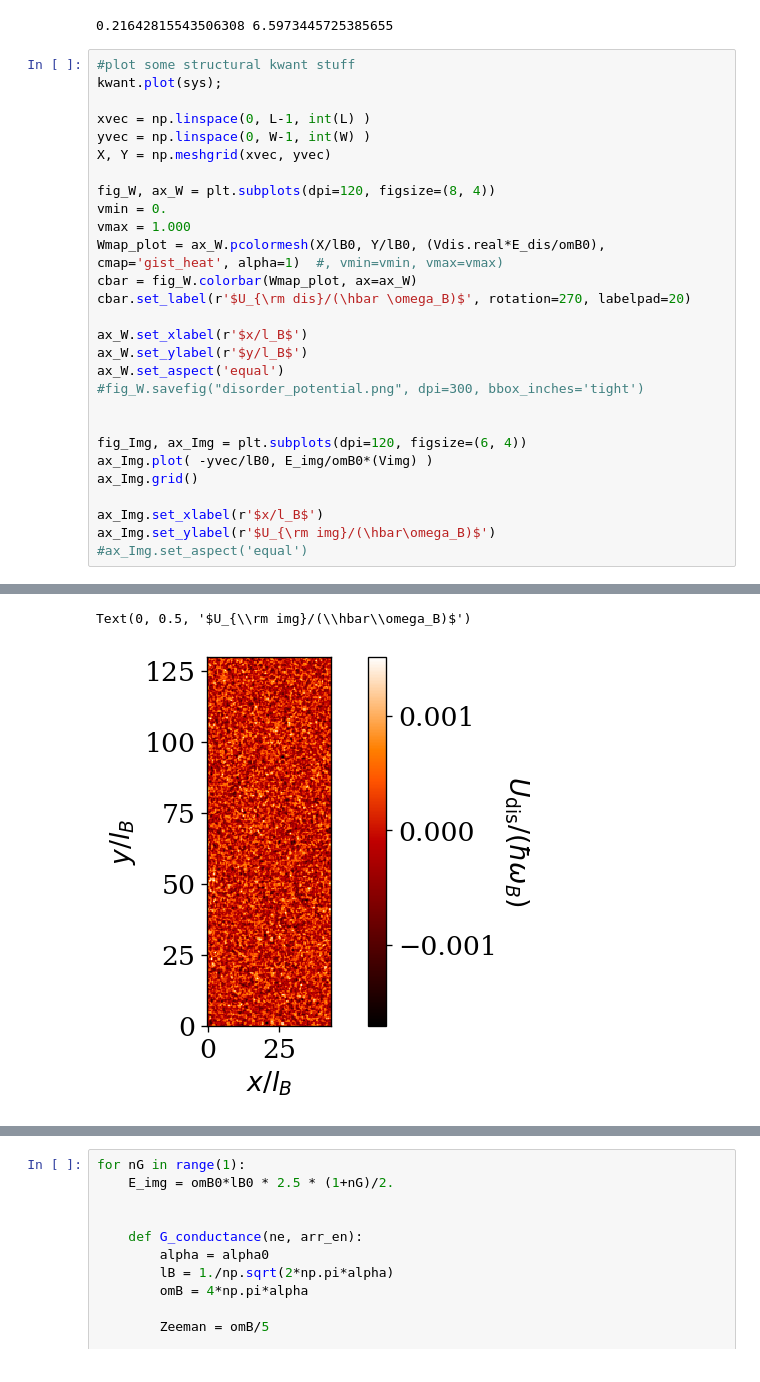
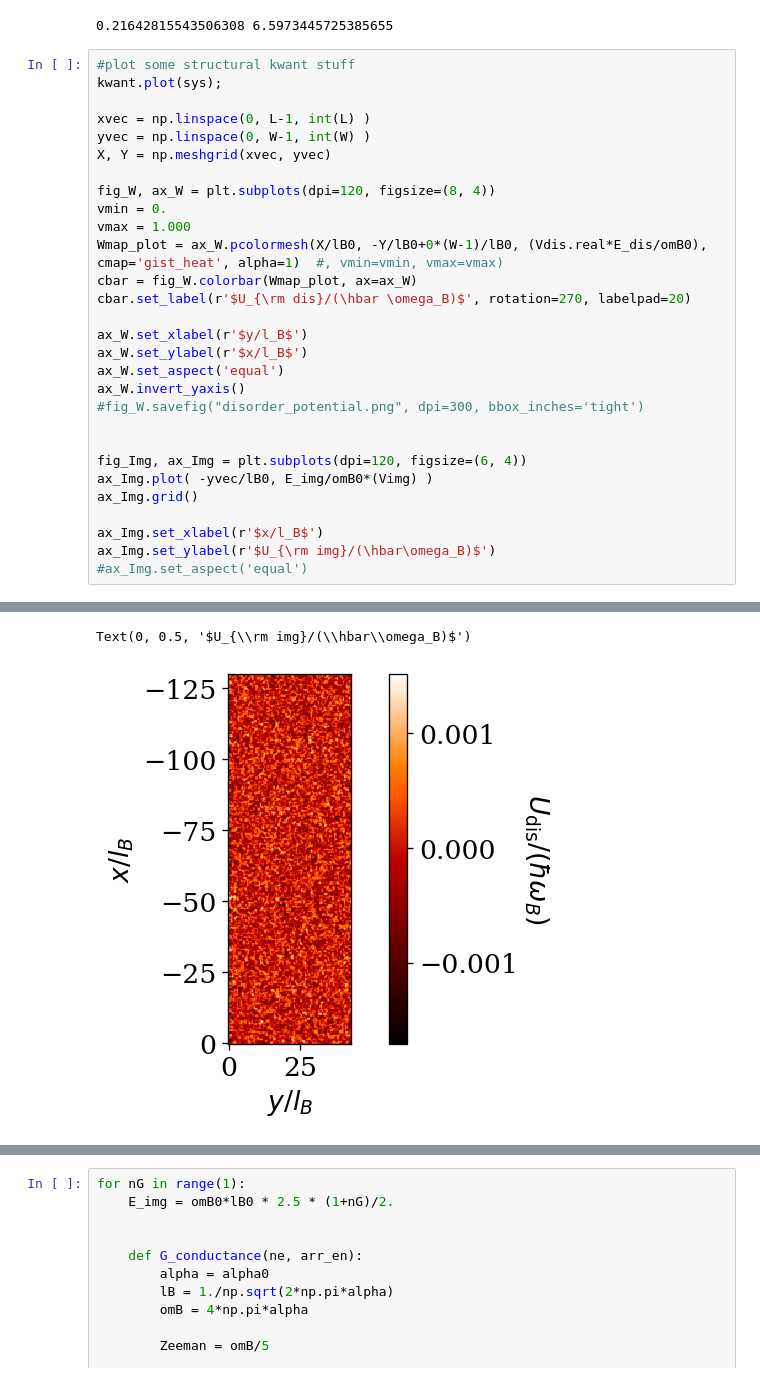
Before and after one commit to Daniele-PyBECTN/The-electrostatic-origin-of-the-breakdown-of-the-Integer-Quantum-Hall-Effect-in-Split-Ring-Cavities, a Jupyter notebook: E_F_sweep/iteration_EF_sweep_spin_fixedalpha.ipynb, the cells around one changed output, grey strips where cells are left out. Drawn from its saved outputs; the diff is of its cells as text.

```diff
--- a/E_F_sweep/iteration_EF_sweep_spin_fixedalpha.ipynb
+++ b/E_F_sweep/iteration_EF_sweep_spin_fixedalpha.ipynb
@@ -268,35 +268,36 @@ print(E_img*BandW_eff/8*l0_eff, omB0*BandW_eff/8)
 # %%
 #plot some structural kwant stuff
 kwant.plot(sys);
 
 xvec = np.linspace(0, L-1, int(L) )
 yvec = np.linspace(0, W-1, int(W) )
 X, Y = np.meshgrid(xvec, yvec)
 
 fig_W, ax_W = plt.subplots(dpi=120, figsize=(8, 4))
 vmin = 0.
 vmax = 1.000
-Wmap_plot = ax_W.pcolormesh(X/lB0, Y/lB0, (Vdis.real*E_dis/omB0), cmap='gist_heat', alpha=1)  #, vmin=vmin, vmax=vmax)
+Wmap_plot = ax_W.pcolormesh(X/lB0, -Y/lB0+0*(W-1)/lB0, (Vdis.real*E_dis/omB0), cmap='gist_heat', alpha=1)  #, vmin=vmin, vmax=vmax)
 cbar = fig_W.colorbar(Wmap_plot, ax=ax_W)
 cbar.set_label(r'$U_{\rm dis}/(\hbar \omega_B)$', rotation=270, labelpad=20)
 
-ax_W.set_xlabel(r'$x/l_B$')
-ax_W.set_ylabel(r'$y/l_B$')
+ax_W.set_xlabel(r'$y/l_B$')
+ax_W.set_ylabel(r'$x/l_B$')
 ax_W.set_aspect('equal')
+ax_W.invert_yaxis()
 #fig_W.savefig("disorder_potential.png", dpi=300, bbox_inches='tight')
 
 
 fig_Img, ax_Img = plt.subplots(dpi=120, figsize=(6, 4))
 ax_Img.plot( -yvec/lB0, E_img/omB0*(Vimg) )
 ax_Img.grid()
 
 ax_Img.set_xlabel(r'$x/l_B$')
 ax_Img.set_ylabel(r'$U_{\rm img}/(\hbar\omega_B)$')
 #ax_Img.set_aspect('equal')
 # %% [output]
 [figure]
 Text(0, 0.5, '$U_{\\rm img}/(\\hbar\\omega_B)$')
-[figure, old version]
+[figure, new version]
 [figure]
 # %%
 for nG in range(1):
```
Also changed, not shown: 13 other files.
